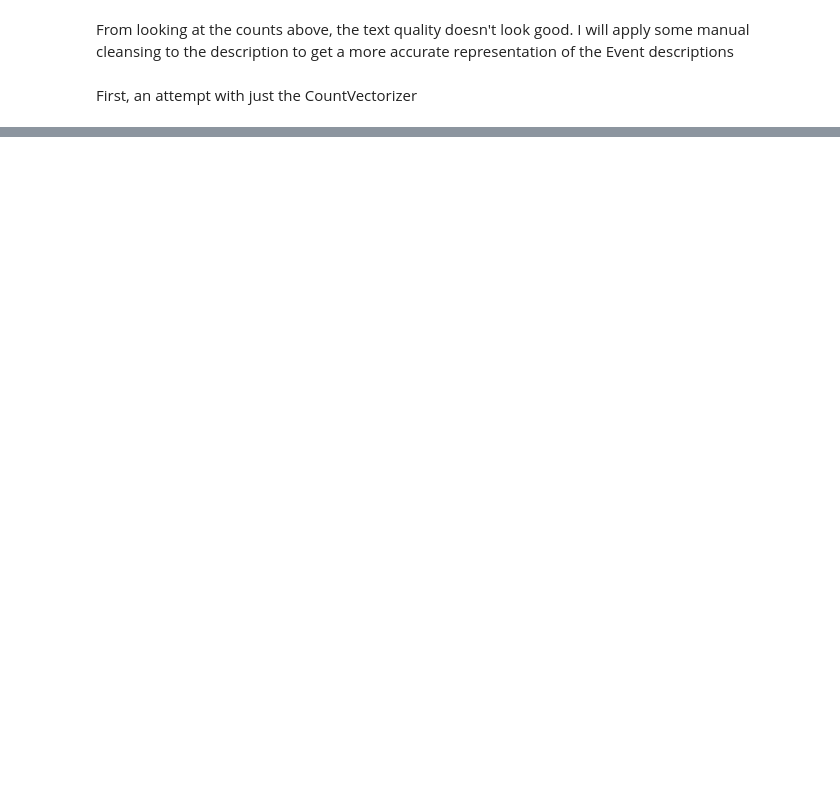
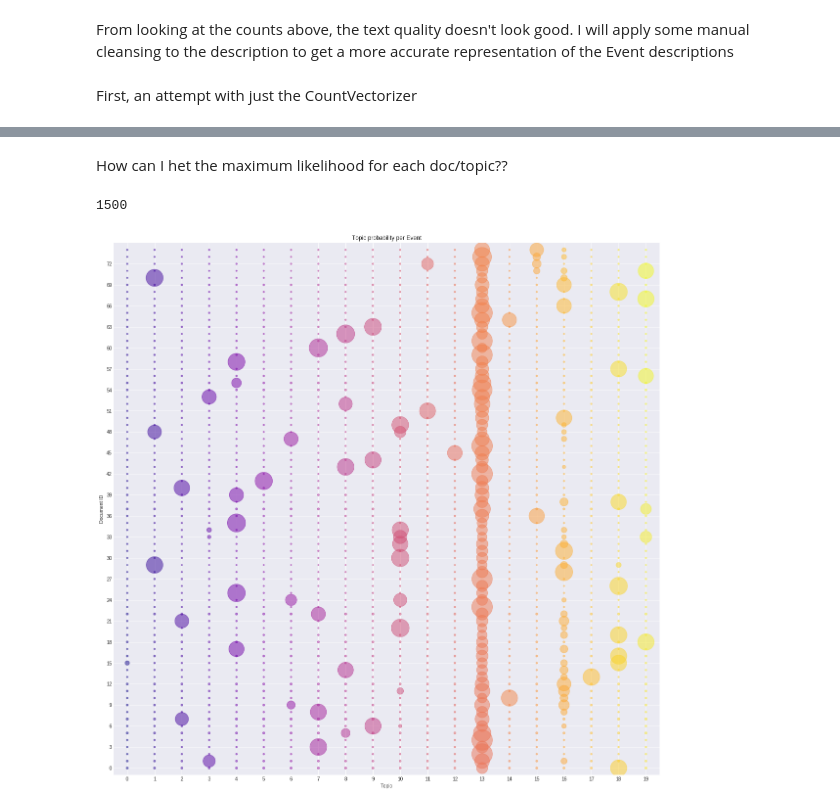
Before and after one commit to amaralcs/meetup_eda, a Jupyter notebook: event_categorisation.ipynb, the cells around one changed output, grey strips where cells are left out. Drawn from its saved outputs; the diff is of its cells as text; code cells hidden in the pictures; blank space fills up the shorter version.

```diff
--- a/event_categorisation.ipynb
+++ b/event_categorisation.ipynb
@@ -291,7 +255,7 @@ def print_topics(model, vectorizer, n_top_words):
 First, an attempt with just the CountVectorizer
 # %%
 # Tweak the two parameters below
-number_topics = 15
+number_topics = 20
 number_words = 10
 jobs = -1
 max_iter = 25
@@ -362,0 +354,17 @@ topic
+# %%
+# Create document term matrix from event dataset
+tfidf_categorised = tfidf_lda.transform(tfidf_vectorizer.transform(event_text))
+# %%
+# Creates dataframe with doc_id, topic, topic likelihood
+tfidf_df = (
+    pd.melt(
+        pd.DataFrame(tfidf_categorised).reset_index(),
+        id_vars=['index'],
+        var_name=['topic_id'],
+        value_name='likelihood')
+    .rename(columns = {'index' : 'doc_id'})
+    .sort_values(by=['doc_id', 'topic_id'])
+    .reset_index(drop=True)
+)
+# %%
+pyl_topics = pd.merge(tfidf_df, topic_df, on='topic_id', how='inner', validate='m:1', copy=False)
@@ -362,0 +380,35 @@ topic
+# %% [markdown]
+How can I het the maximum likelihood for each doc/topic??
+# %%
+len(cmap.colors)
+# %% [output]
+1500
+# %%
+fig, ax = plt.subplots(figsize = (20,20))
+
+cmap = cm.get_cmap('plasma', len(pyl_topics))
+ax.scatter(
+    x = pyl_topics['topic_id'],
+    y = pyl_topics['doc_id'],
+    s = pyl_topics['likelihood']*2000,
+    marker = 'o',
+    alpha = 0.5,
+    c = cmap.colors,
+    cmap = cmap
+)
+# Labels#
+ax.set_xlabel('Topic')
+ax.set_ylabel('Document ID')
+ax.set_title('Topic probability per Event')
+
+# Axes
+ax.set_xlim(-0.5, 19.5)
+ax.set_ylim(-1,75)
+ax.set_xticks(range(number_topics))
+ax.set_yticks(range(0,len(events), 3))
+
+#Interact
+ax.can_pan()
+fig.show()
+# %% [output]
+[figure, added]
```
Also changed, not shown: parts of 34 cells of this notebook.
